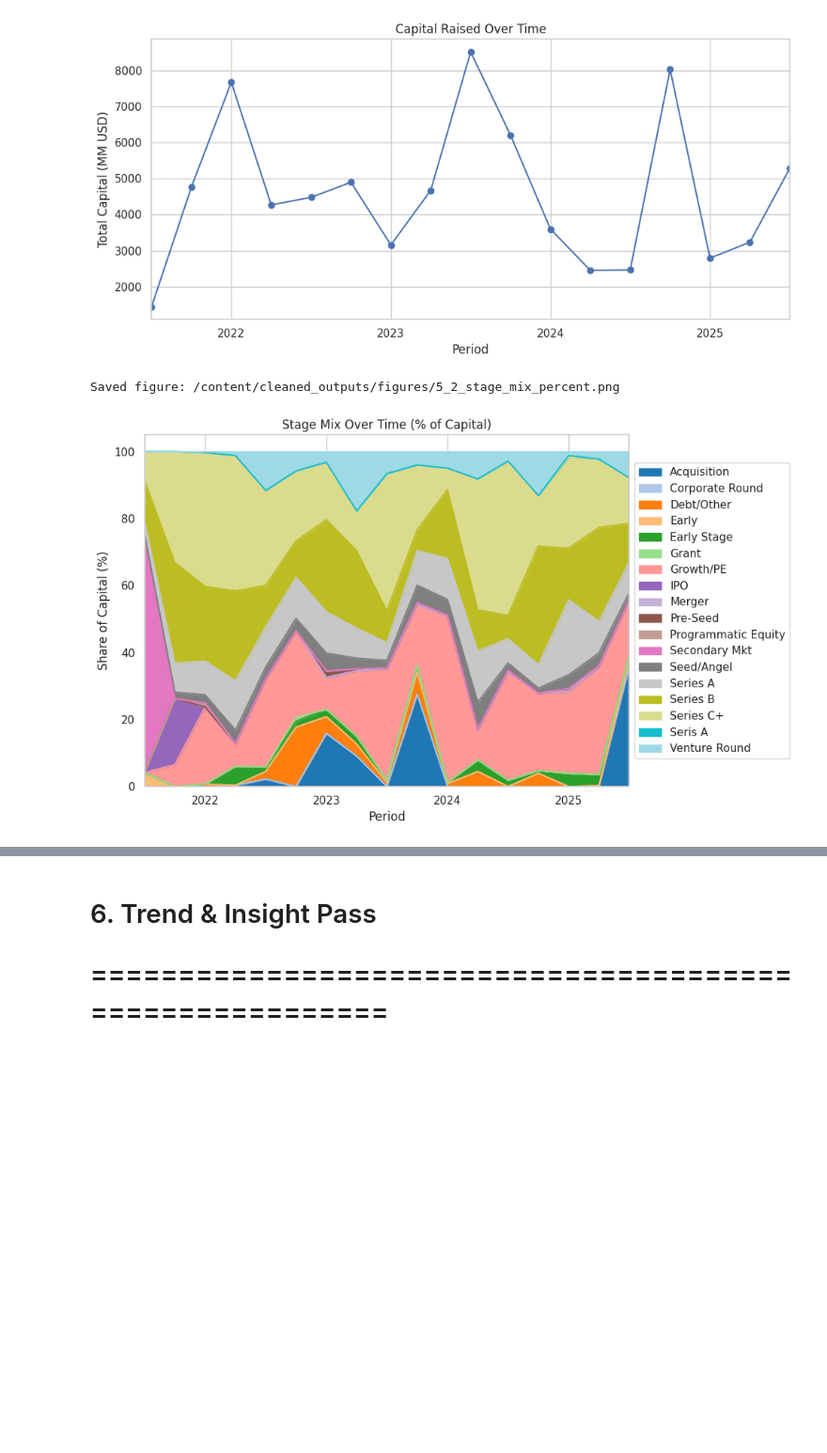
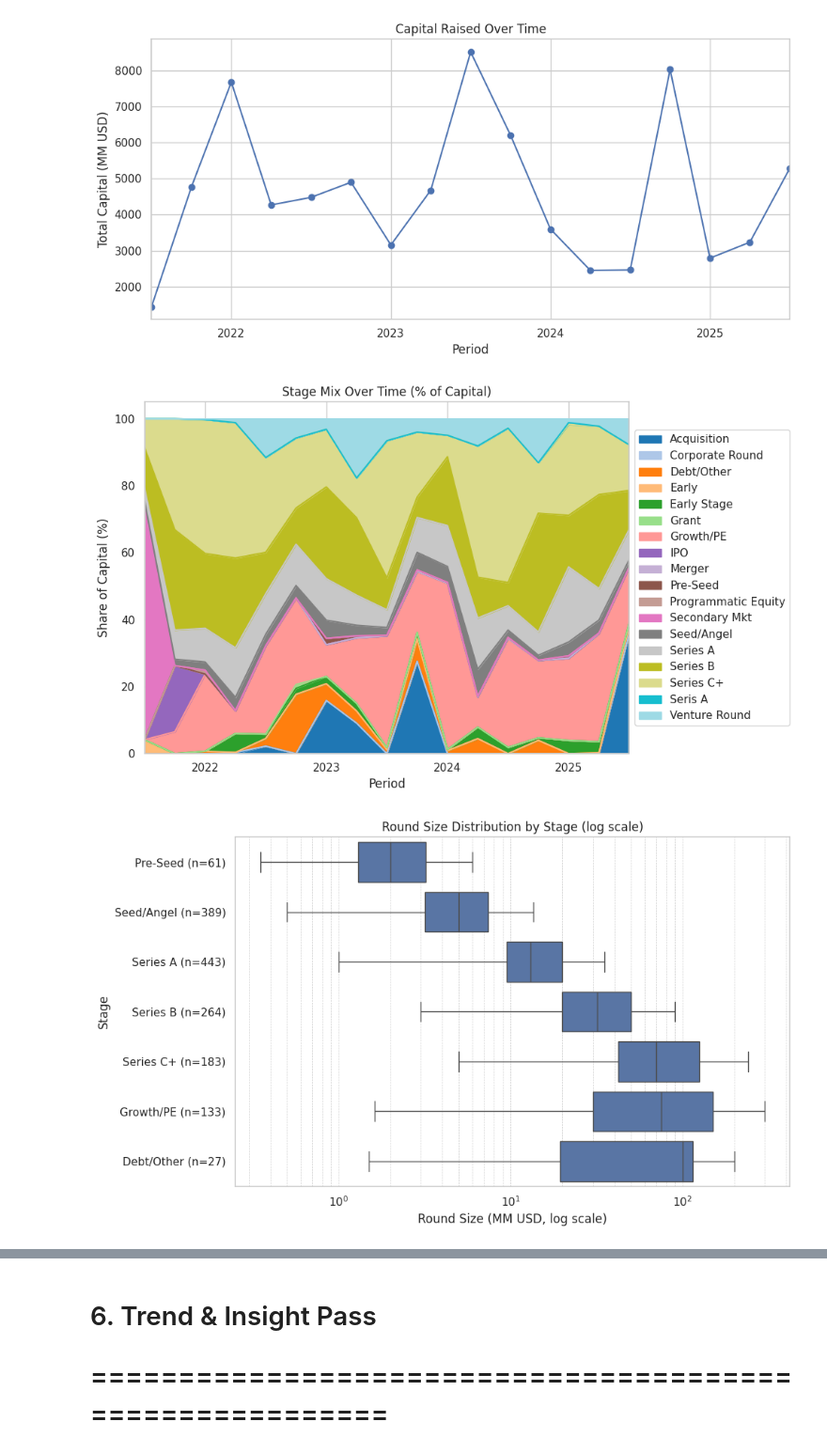
Before and after one commit to harrisonmack/proptech, a Jupyter notebook: PropTech_Deal_Tracking.ipynb, the cells around one changed output, grey strips where cells are left out. Shown at 94% size. Cells and saved outputs as stored; diff of their text form; code cells hidden in the pictures; blank space fills up the shorter version.

```diff
--- a/PropTech_Deal_Tracking.ipynb
+++ b/PropTech_Deal_Tracking.ipynb
@@ -1308,10 +1221,74 @@ def plot_stage_mix(df, freq="Q", save=True):
     plt.xlabel("Period")
     plt.legend(loc="center left", bbox_to_anchor=(1.0, 0.5))
     plt.tight_layout()
-    if save: save_current_fig("5_2_stage_mix_percent")
     plt.show()
 
 plot_stage_mix(df_deduped, freq="Q")
 # %% [output]
-Saved figure: /content/cleaned_outputs/figures/5_2_stage_mix_percent.png
 [figure]
+# %%
+# 5.3 Round Size Distribution by Stage
+
+def plot_round_size_distribution(df, max_round_mm=None, show_points=False):
+
+    need = {"stage", "round_size_mm_usd"}
+    if not need.issubset(df.columns):
+        print("Required columns missing:", need - set(df.columns))
+        return
+
+    tmp = df.dropna(subset=["stage", "round_size_mm_usd"]).copy()
+    tmp["round_size_mm_usd"] = pd.to_numeric(tmp["round_size_mm_usd"], errors="coerce")
+    tmp = tmp.dropna(subset=["round_size_mm_usd"])
+
+    if max_round_mm is not None:
+        tmp = tmp[tmp["round_size_mm_usd"] <= max_round_mm]
+
+    # Order stages (use STAGE_ORDER if available)
+    if "stage_order" in tmp.columns:
+        order_df = (tmp[["stage", "stage_order"]]
+                    .dropna()
+                    .drop_duplicates()
+                    .sort_values(["stage_order", "stage"]))
+        stage_order = order_df["stage"].tolist()
+    else:
+        stage_order = sorted(tmp["stage"].unique())
+
+    # Append counts to labels for readability
+    counts = tmp.groupby("stage")["round_size_mm_usd"].size()
+    label_map = {s: f"{s} (n={counts.get(s, 0)})" for s in stage_order}
+    tmp["stage_label"] = tmp["stage"].map(label_map)
+
+    plt.figure(figsize=(10, 6))
+    ax = sns.boxplot(
+        data=tmp,
+        y="stage_label",
+        x="round_size_mm_usd",
+        order=[label_map[s] for s in stage_order],
+        showfliers=False  # hides extreme fliers to reduce overplotting
+    )
+
+    # Optional jittered points for small datasets
+    if show_points and len(tmp) <= 2000:
+        sns.stripplot(
+            data=tmp,
+            y="stage_label",
+            x="round_size_mm_usd",
+            order=[label_map[s] for s in stage_order],
+            alpha=0.35, size=3, jitter=0.15
+        )
+
+    ax.set_xscale("log")
+    ax.grid(True, which="both", axis="x", linestyle="--", linewidth=0.5)
+    ax.set_title("Round Size Distribution by Stage (log scale)")
+    ax.set_xlabel("Round Size (MM USD, log scale)")
+    ax.set_ylabel("Stage")
+
+    # Extra left margin so labels don't overlap
+    plt.subplots_adjust(left=0.28)
+    plt.tight_layout()
+    plt.show()
+
+# Example:
+plot_round_size_distribution(df_deduped, max_round_mm=None, show_points=False)
+# %% [output]
+[figure, added]
```
Also changed, not shown: parts of 37 cells of this notebook.
